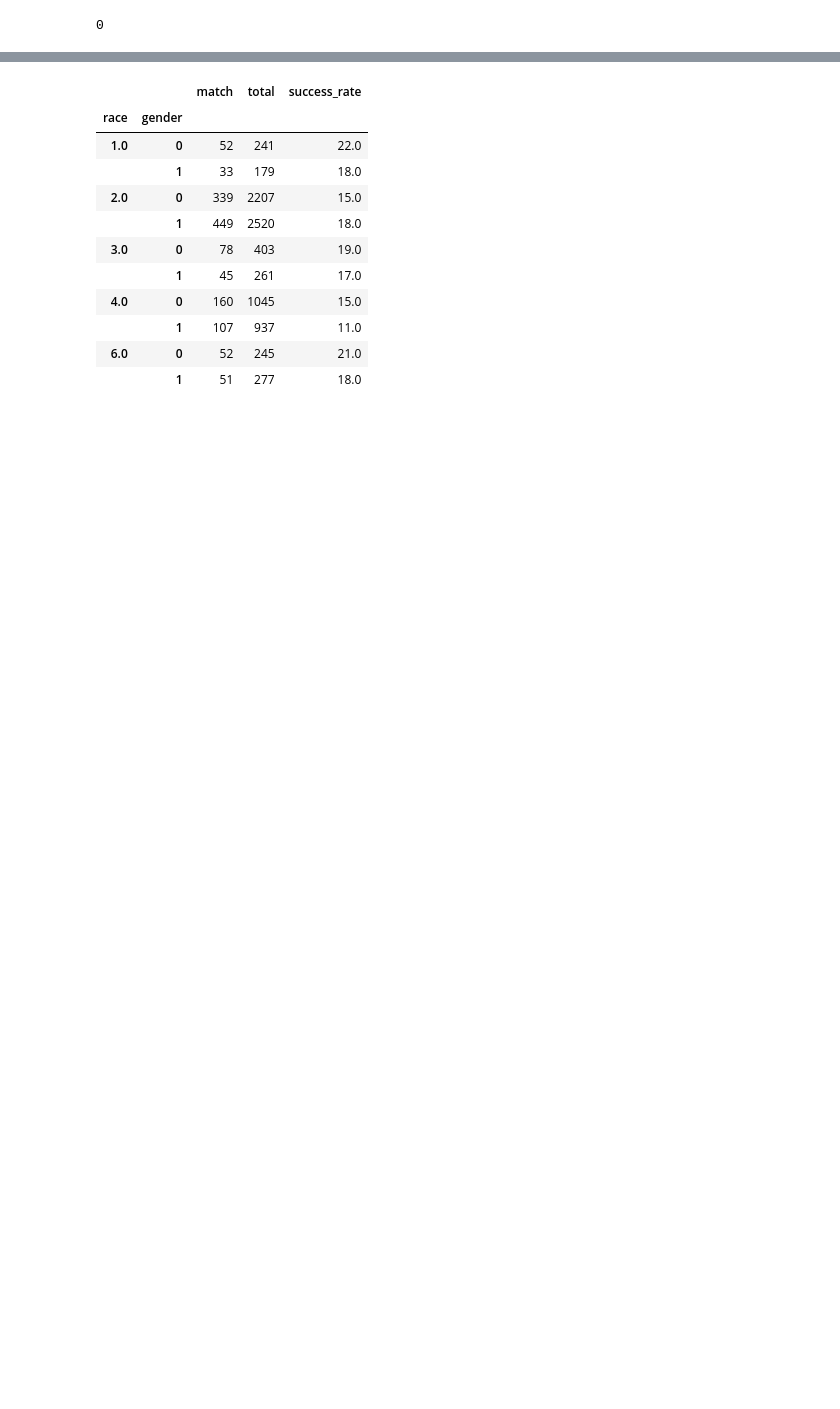
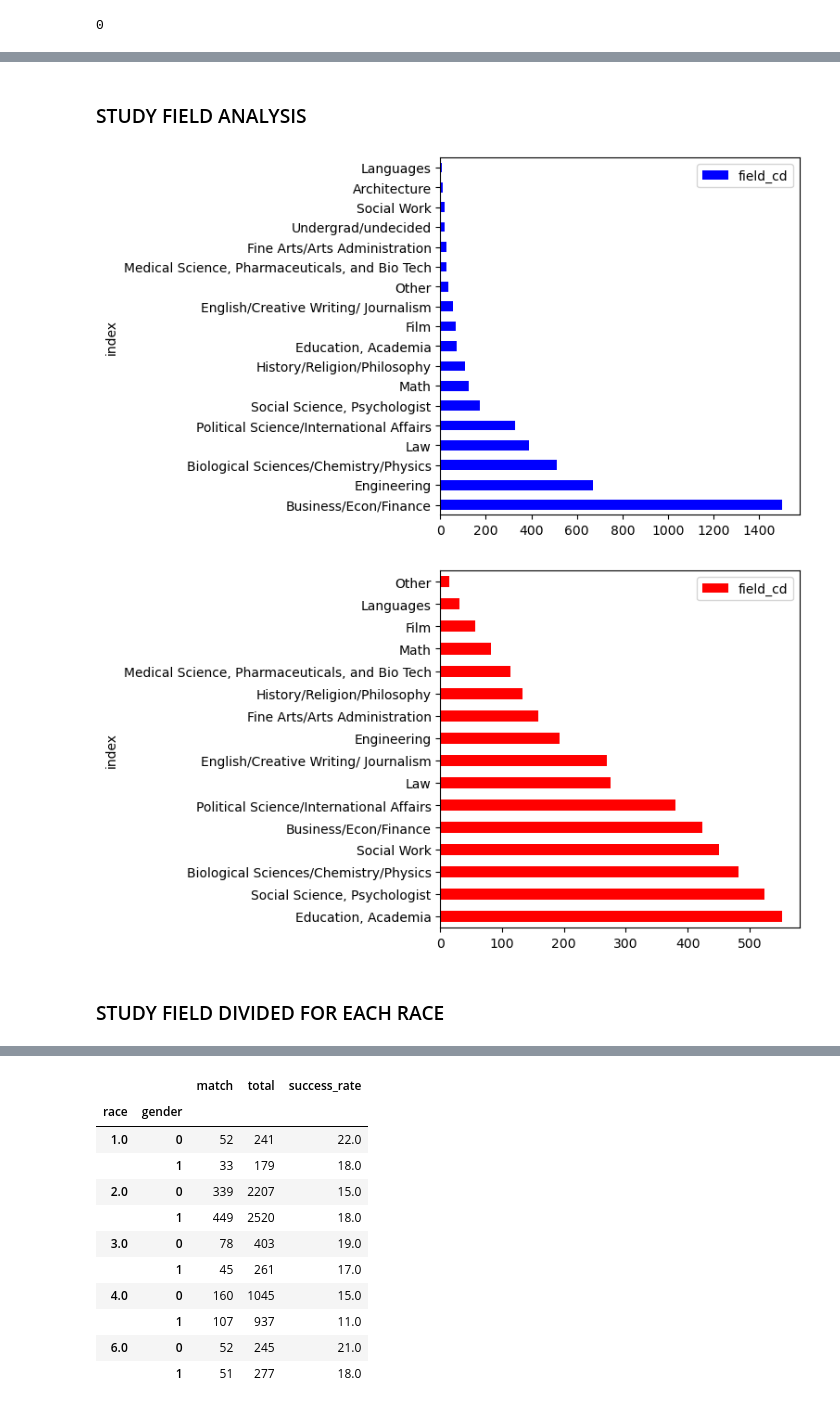
Before and after one commit to hugotomita1201/code_pudding_data, a Jupyter notebook: speed_dating_hugo.ipynb, the cells around one changed output, grey strips where cells are left out. Cells and saved outputs as stored; diff of their text form; code cells hidden in the pictures; blank space fills up the shorter version.

```diff
--- a/speed_dating_hugo.ipynb
+++ b/speed_dating_hugo.ipynb
@@ -73,0 +50,22 @@ plt.show()
+# %% [markdown]
+### STUDY FIELD ANALYSIS
+# %%
+#find the distribution of field of study with a 2 sided bar plot
+
+fos1 = df[df['gender'] == 1]['field_cd'].value_counts().reset_index()
+fos0 = df[df['gender'] == 0]['field_cd'].value_counts().reset_index()
+
+#rename all the values in the index column to their respective field of study
+fos1['index'] = fos1['index'].replace({1: 'Law', 2: 'Math', 3: 'Social Science, Psychologist', 4: 'Medical Science, Pharmaceuticals, and Bio Tech', 5: 'Engineering', 6: 'English/Creative Writing/ Journalism', 7: 'History/Religion/Philosophy', 8: 'Business/Econ/Finance', 9: 'Education, Academia', 10: 'Biological Sciences/Chemistry/Physics', 11: 'Social Work', 12: 'Undergrad/undecided', 13: 'Political Science/International Affairs', 14: 'Film', 15: 'Fine Arts/Arts Administration', 16: 'Languages', 17: 'Architecture', 18: 'Other'})
+fos0['index'] = fos0['index'].replace({1: 'Law', 2: 'Math', 3: 'Social Science, Psychologist', 4: 'Medical Science, Pharmaceuticals, and Bio Tech', 5: 'Engineering', 6: 'English/Creative Writing/ Journalism', 7: 'History/Religion/Philosophy', 8: 'Business/Econ/Finance', 9: 'Education, Academia', 10: 'Biological Sciences/Chemistry/Physics', 11: 'Social Work', 12: 'Undergrad/undecided', 13: 'Political Science/International Affairs', 14: 'Film', 15: 'Fine Arts/Arts Administration', 16: 'Languages', 17: 'Architecture', 18: 'Other'})
+
+#plot the field of study on a stacked horizontal bar plot
+fos1.plot(kind = 'barh', x = 'index', y = 'field_cd', color = 'blue', figsize = (5, 5))
+fos0.plot(kind = 'barh', x = 'index', y = 'field_cd', color = 'red', figsize = (5, 5))
+
+plt.show()
+# %% [output]
+[figure, added]
+[figure, added]
+# %% [markdown]
+### STUDY FIELD DIVIDED FOR EACH RACE
```
Also changed, not shown: parts of 35 cells of this notebook, 10 other files.
